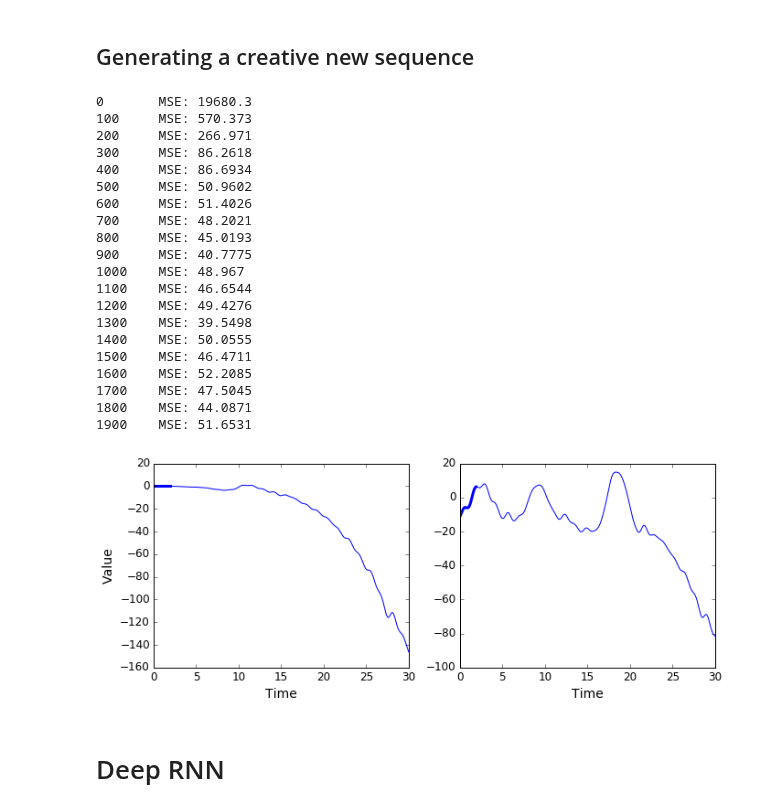
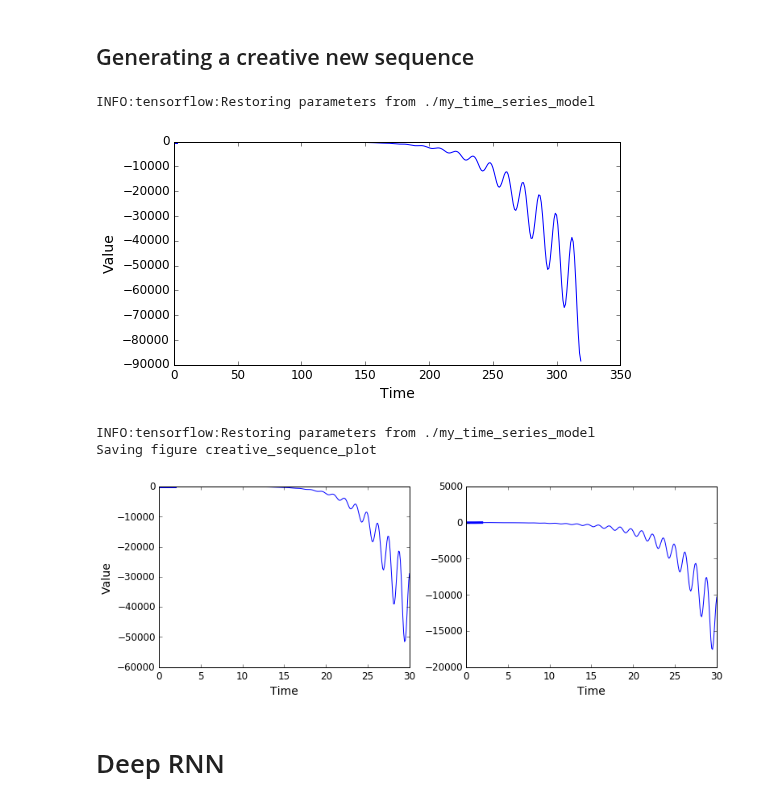
Before and after one commit to ageron/handson-ml2, a Jupyter notebook: 14_recurrent_neural_networks.ipynb, the cells around one changed output. Drawn from its saved outputs; the diff is of its cells as text; code cells hidden in the pictures.

```diff
--- a/14_recurrent_neural_networks.ipynb
+++ b/14_recurrent_neural_networks.ipynb
@@ -595,0 +627,3 @@ init = tf.global_variables_initializer()
+# %%
+cell = tf.contrib.rnn.BasicRNNCell(num_units=n_neurons, activation=tf.nn.relu)
+rnn_outputs, states = tf.nn.dynamic_rnn(cell, X, dtype=tf.float32)
@@ -596,5 +637,12 @@ init = tf.global_variables_initializer()
+# %%
+loss = tf.reduce_mean(tf.square(outputs - y))
+optimizer = tf.train.AdamOptimizer(learning_rate=learning_rate)
+training_op = optimizer.minimize(loss)
+
+init = tf.global_variables_initializer()
+saver = tf.train.Saver()
 # %%
-n_iterations = 1000
+n_iterations = 1500
 batch_size = 50
 
 with tf.Session() as sess:
@@ -608,5 +656,6 @@ with tf.Session() as sess:
 
     X_new = time_series(np.array(t_instance[:-1].reshape(-1, n_steps, n_inputs)))
     y_pred = sess.run(outputs, feed_dict={X: X_new})
-    print(y_pred)
+
+    saver.save(sess, "./my_time_series_model")
 # %% [output]
@@ -641,64 +711,58 @@ plt.show()
 # %% [markdown]
 ## Generating a creative new sequence
+# %%
+with tf.Session() as sess:                        # not shown in the book
+    saver.restore(sess, "./my_time_series_model") # not shown
+
+    sequence = [0.] * n_steps
+    for iteration in range(300):
+        X_batch = np.array(sequence[-n_steps:]).reshape(1, n_steps, 1)
+        y_pred = sess.run(outputs, feed_dict={X: X_batch})
+        sequence.append(y_pred[0, -1, 0])
+# %% [output]
+INFO:tensorflow:Restoring parameters from ./my_time_series_model
+# %%
+plt.figure(figsize=(8,4))
+plt.plot(np.arange(len(sequence)), sequence, "b-")
+plt.plot(t[:n_steps], sequence[:n_steps], "b-", linewidth=3)
+plt.xlabel("Time")
+plt.ylabel("Value")
+plt.show()
+# %% [output]
+[figure, added]
 # %%
-n_iterations = 2000
-batch_size = 50
 with tf.Session() as sess:
-    init.run()
-    for iteration in range(n_iterations):
-        X_batch, y_batch = next_batch(batch_size, n_steps)
-        sess.run(training_op, feed_dict={X: X_batch, y: y_batch})
-        if iteration % 100 == 0:
-            mse = loss.eval(feed_dict={X: X_batch, y: y_batch})
-            print(iteration, "\tMSE:", mse)
+    saver.restore(sess, "./my_time_series_model")
 
     sequence1 = [0. for i in range(n_steps)]
     for iteration in range(len(t) - n_steps):
         X_batch = np.array(sequence1[-n_steps:]).reshape(1, n_steps, 1)
         y_pred = sess.run(outputs, feed_dict={X: X_batch})
         sequence1.append(y_pred[0, -1, 0])
 
     sequence2 = [time_series(i * resolution + t_min + (t_max-t_min/3)) for i in range(n_steps)]
     for iteration in range(len(t) - n_steps):
         X_batch = np.array(sequence2[-n_steps:]).reshape(1, n_steps, 1)
         y_pred = sess.run(outputs, feed_dict={X: X_batch})
         sequence2.append(y_pred[0, -1, 0])
 
 plt.figure(figsize=(11,4))
 plt.subplot(121)
 plt.plot(t, sequence1, "b-")
 plt.plot(t[:n_steps], sequence1[:n_steps], "b-", linewidth=3)
 plt.xlabel("Time")
 plt.ylabel("Value")
 
 plt.subplot(122)
 plt.plot(t, sequence2, "b-")
 plt.plot(t[:n_steps], sequence2[:n_steps], "b-", linewidth=3)
 plt.xlabel("Time")
-#save_fig("creative_sequence_plot")
+save_fig("creative_sequence_plot")
 plt.show()
 # %% [output]
-0       MSE: 19680.3
-100     MSE: 570.373
-200     MSE: 266.971
-300     MSE: 86.2618
-400     MSE: 86.6934
-500     MSE: 50.9602
-600     MSE: 51.4026
-700     MSE: 48.2021
-800     MSE: 45.0193
-900     MSE: 40.7775
-1000    MSE: 48.967
-1100    MSE: 46.6544
-1200    MSE: 49.4276
-1300    MSE: 39.5498
-1400    MSE: 50.0555
-1500    MSE: 46.4711
-1600    MSE: 52.2085
-1700    MSE: 47.5045
-1800    MSE: 44.0871
-1900    MSE: 51.6531
+INFO:tensorflow:Restoring parameters from ./my_time_series_model
+Saving figure creative_sequence_plot
-[figure, old version]
+[figure, new version]
 # %% [markdown]
 # Deep RNN
 # %% [markdown]
```
Also changed, not shown: parts of 94 cells of this notebook.
